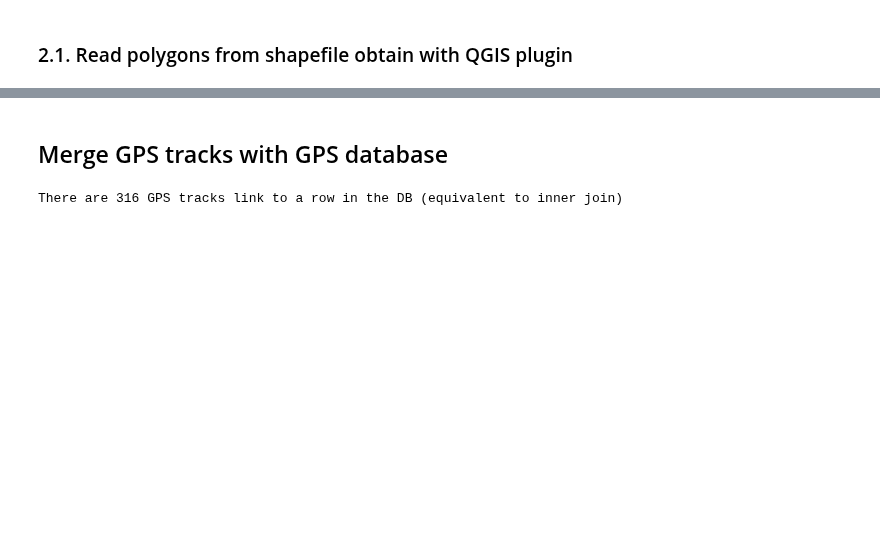
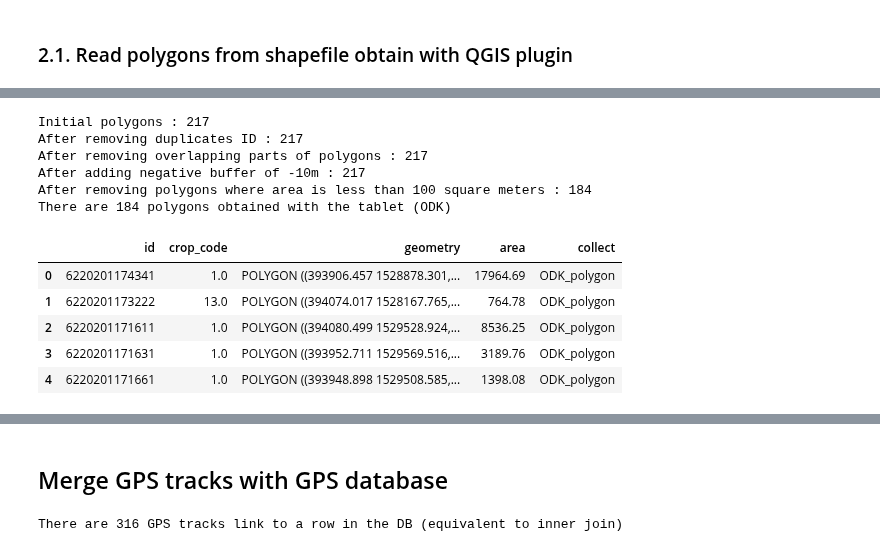
Before and after one commit to nicolasdeffense/eo-toolbox, a Jupyter notebook: notebooks_working/EOStat/clean_in_situ_senegal.ipynb, the cells around one changed output, grey strips where cells are left out. Saved outputs shown, nothing was run; the diff lists cells and outputs as text; code cells hidden in the pictures; blank space fills up the shorter version.

```diff
--- a/notebooks_working/EOStat/clean_in_situ_senegal.ipynb
+++ b/notebooks_working/EOStat/clean_in_situ_senegal.ipynb
@@ -192,0 +179,18 @@ odk_gdf.head()
+# %%
+odk_gdf = gpd.read_file(odk_shp)
+
+odk_gdf['geometry'] = [Polygon(mapping(x)['coordinates']) for x in odk_gdf.geometry]
+
+odk_gdf = odk_gdf.to_crs(epsg=32628)
+
+# Build ODK ID based on other fields
+
+#odk_gdf['id'] = odk_gdf['id-Commune'].astype(str) + odk_gdf['id-Distric'].astype(str) + odk_gdf['id-Concess'].astype(str) + odk_gdf['id-Menage'].astype(str) + odk_gdf['id-Parcell'].astype(str)
+
+odk_gdf['id'] = odk_gdf['meta-ins_1'].str.replace('_', '').str.replace(' ', '')
+
+odk_gdf = odk_gdf.rename(columns={"Informat_1": "crop_code"})
+
+odk_gdf = odk_gdf[['id','crop_code','geometry']]
+
+odk_gdf.head()
@@ -193,25 +211,39 @@ odk_gdf.head()
 # %%
-odk_gdf['id'] = odk_gdf['id-Commune'].astype(str) + odk_gdf['id-Distric'].astype(str) + odk_gdf['id-Concess'].astype(str) + odk_gdf['id-Menage'].astype(str) + odk_gdf['id-Parcell'].astype(str)
-
-#odk_gdf = odk_gdf[['id','Informations_champ-Melange','Informations_champ-Culture','Informations_champ-Surface','geometry']]
-
-odk_gdf = odk_gdf.to_crs(epsg=32628)
-
-odk_gdf = odk_gdf[['id','geometry']]
+print(f'Initial polygons : {len(odk_gdf)}')
 
 odk_gdf = odk_gdf.drop_duplicates(subset=['id'])
 
+print(f'After removing duplicates ID : {len(odk_gdf)}')
+
+odk_gdf = remove_overlap.remove_overlap(odk_gdf)
+
+print(f'After removing overlapping parts of polygons : {len(odk_gdf)}')
 
 odk_gdf['geometry'] = odk_gdf.buffer(buf_size)
+
+print(f'After adding negative buffer of {buf_size}m : {len(odk_gdf)}')
 
 odk_gdf['area'] = odk_gdf['geometry'].area.round(2)
 
 odk_gdf = odk_gdf.loc[odk_gdf['area'] >= min_area]
 
+print(f'After removing polygons where area is less than {min_area} square meters : {len(odk_gdf)}')
 
 odk_gdf['collect'] = 'ODK_polygon'
 
 
 print(f'There are {len(odk_gdf)} polygons obtained with the tablet (ODK)')
-
 odk_gdf.head()
+# %% [output]
+Initial polygons : 217
+After removing duplicates ID : 217
+After removing overlapping parts of polygons : 217
+After adding negative buffer of -10m : 217
+After removing polygons where area is less than 100 square meters : 184
+There are 184 polygons obtained with the tablet (ODK)
+|  | id | crop_code | geometry | area | collect |
+| 0 | 6220201174341 | 1.0 | POLYGON ((393906.457 1528878.301,... | 17964.69 | ODK_polygon |
+| 1 | 6220201173222 | 13.0 | POLYGON ((394074.017 1528167.765,... | 764.78 | ODK_polygon |
+| 2 | 6220201171611 | 1.0 | POLYGON ((394080.499 1529528.924,... | 8536.25 | ODK_polygon |
+| 3 | 6220201171631 | 1.0 | POLYGON ((393952.711 1529569.516,... | 3189.76 | ODK_polygon |
+| 4 | 6220201171661 | 1.0 | POLYGON ((393948.898 1529508.585,... | 1398.08 | ODK_polygon |
```
Also changed, not shown: parts of 31 cells of this notebook, 2 other files.
